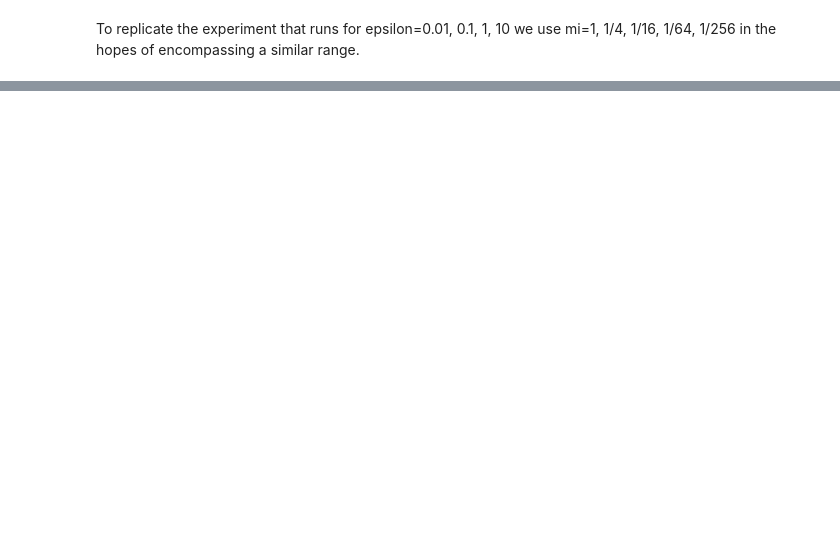
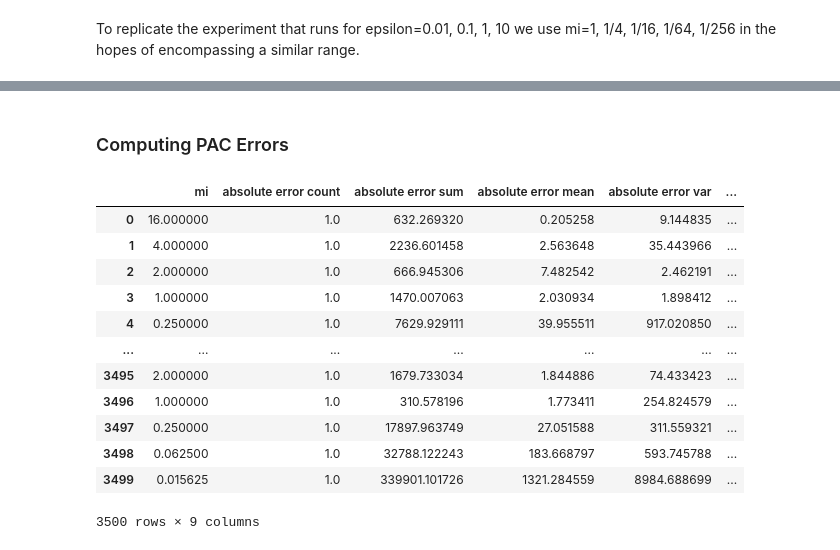
Before and after one commit to michaelnoguera/pacdb, a Jupyter notebook: flat_file-student_performance-sparkless.ipynb, the cells around one changed output, grey strips where cells are left out. Drawn from its saved outputs; the diff is of its cells as text; code cells hidden in the pictures; blank space fills up the shorter version.

```diff
--- a/flat_file-student_performance-sparkless.ipynb
+++ b/flat_file-student_performance-sparkless.ipynb
@@ -355,0 +121,2 @@ sample_mean_rel_error.to_parquet('outputs/pac-sample_mean_rel_error_student-por.
+# %% [markdown]
+### Computing PAC Errors
@@ -355,0 +129,27 @@ sample_mean_rel_error.to_parquet('outputs/pac-sample_mean_rel_error_student-por.
+# %%
+# compute errors for PAC (or import from saved file)
+if GENERATE:
+    errors_list = []
+    for i, row in df.iterrows():
+        mi = row['mi']
+        r = row[['count', 'sum', 'mean', 'var']].to_numpy()
+        errors_list.append([mi, *absolute_scaled_error(r, true_result), *relative_error_percent(r, true_result)])
+    pac_errors_df = pd.DataFrame(errors_list, columns=['mi', 'absolute error count', 'absolute error sum', 'absolute error mean', 'absolute error var', 'relative error count', 'relative error sum', 'relative error mean', 'relative error var'])
+    # pac_errors_df.to_parquet("outputs/pac-errors_student-por.parquet")  # overwrite saved
+else:
+    pac_errors_df = pq.read_table(f"outputs/pac-errors_student-por.parquet").to_pandas()
+pac_errors_df
+# %% [output]
+|  | mi | absolute error count | absolute error sum | absolute error mean | absolute error var | ... |
+| 0 | 16.000000 | 1.0 | 632.269320 | 0.205258 | 9.144835 | ... |
+| 1 | 4.000000 | 1.0 | 2236.601458 | 2.563648 | 35.443966 | ... |
+| 2 | 2.000000 | 1.0 | 666.945306 | 7.482542 | 2.462191 | ... |
+| 3 | 1.000000 | 1.0 | 1470.007063 | 2.030934 | 1.898412 | ... |
+| 4 | 0.250000 | 1.0 | 7629.929111 | 39.955511 | 917.020850 | ... |
+| ... | ... | ... | ... | ... | ... | ... |
+| 3495 | 2.000000 | 1.0 | 1679.733034 | 1.844886 | 74.433423 | ... |
+| 3496 | 1.000000 | 1.0 | 310.578196 | 1.773411 | 254.824579 | ... |
+| 3497 | 0.250000 | 1.0 | 17897.963749 | 27.051588 | 311.559321 | ... |
+| 3498 | 0.062500 | 1.0 | 32788.122243 | 183.668797 | 593.745788 | ... |
+| 3499 | 0.015625 | 1.0 | 339901.101726 | 1321.284559 | 8984.688699 | ... |
+3500 rows × 9 columns
```
Also changed, not shown: parts of 44 cells of this notebook, 3 other files.
